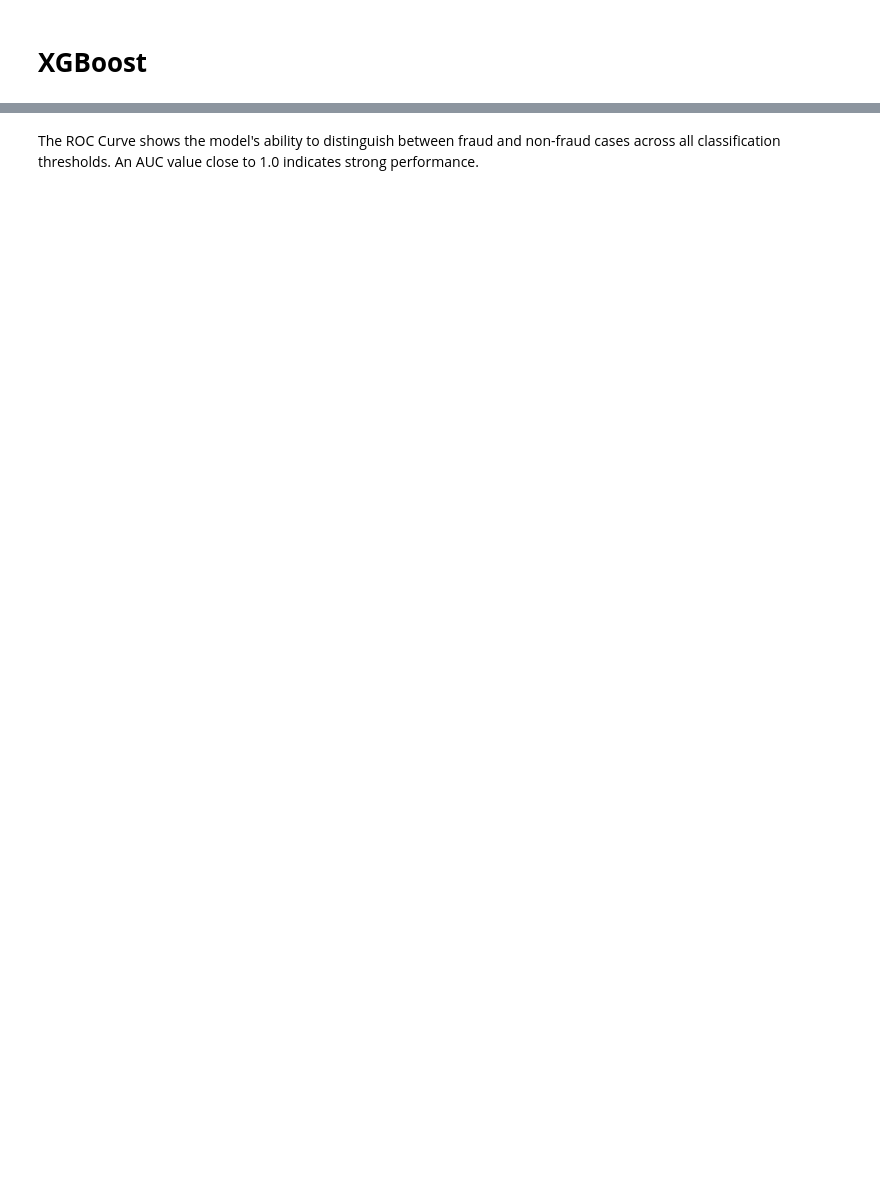
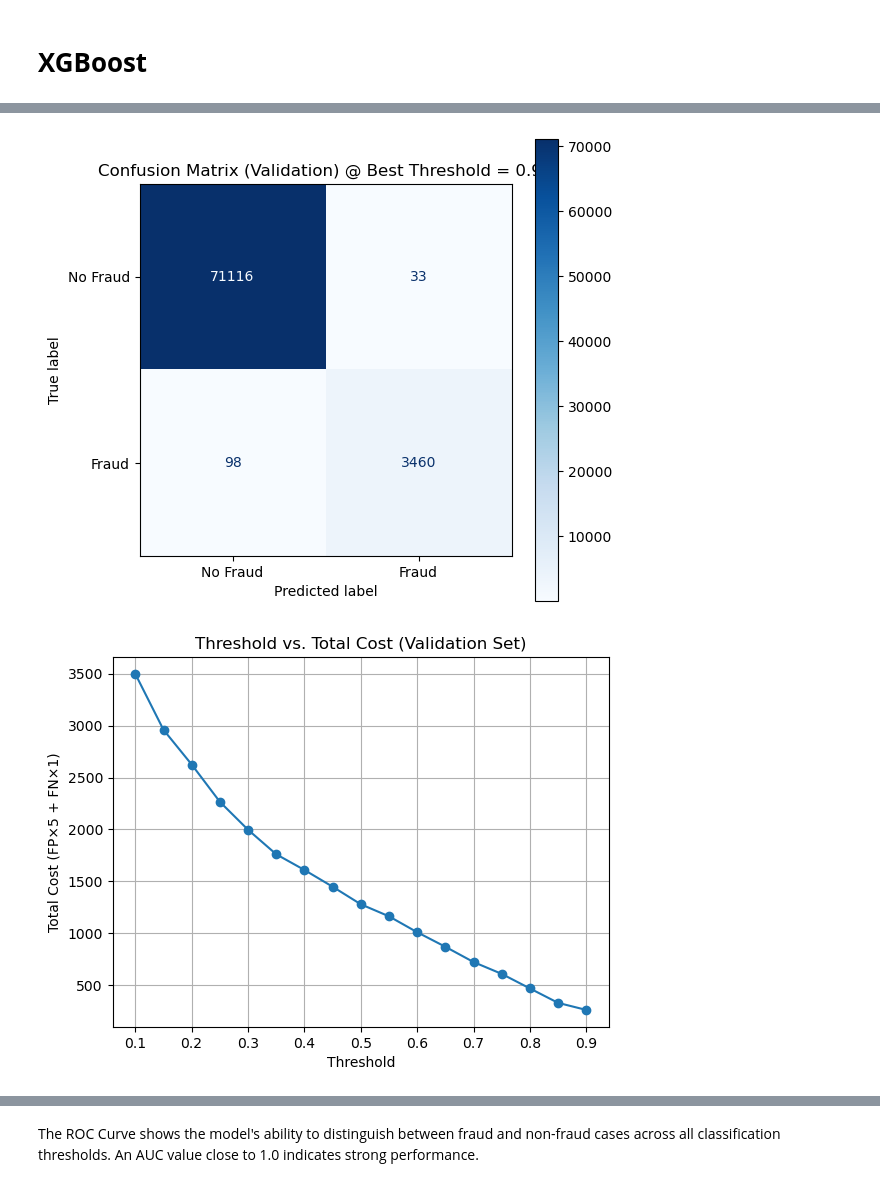
Before and after one commit to ryan1480/Analytics_Project, a Jupyter notebook: Code/XGBoost.ipynb, the cells around one changed output, grey strips where cells are left out. Saved outputs shown, nothing was run; the diff lists cells and outputs as text; code cells hidden in the pictures; blank space fills up the shorter version.

```diff
--- a/Code/XGBoost.ipynb
+++ b/Code/XGBoost.ipynb
@@ -279,8 +245,15 @@ param_grid = {
     'reg_lambda': [1, 5, 10]  # L2 regularization
 }
 
-# Initialize classifier
-xgb_clf = XGBClassifier(eval_metric='logloss', random_state=42)
+# Calculate imbalance ratio again
+ratio = (y_train == 0).sum() / (y_train == 1).sum()
+
+# Initialize classifier with imbalance handling
+xgb_clf = XGBClassifier(
+    eval_metric='logloss',
+    scale_pos_weight=ratio,
+    random_state=42
+)
 
 # Set up randomized search with 5-fold CV
 random_search = RandomizedSearchCV(
@@ -471,0 +297,57 @@ With these results, we can conclude that the final XGBoost model is highly effec
+# %%
+import numpy as np
+import pandas as pd
+import matplotlib.pyplot as plt
+from sklearn.metrics import (
+    confusion_matrix, accuracy_score, precision_score, recall_score,
+    f1_score, roc_auc_score, matthews_corrcoef, ConfusionMatrixDisplay
+)
+
+# Step 1: Define evaluation function
+def evaluate_threshold(y_true, y_proba, threshold, fp_cost=5, fn_cost=1):
+    y_pred = (y_proba >= threshold).astype(int)
+    tn, fp, fn, tp = confusion_matrix(y_true, y_pred).ravel()
+    total_cost = fp * fp_cost + fn * fn_cost
+    return {
+        "Threshold": threshold,
+        "TP": tp, "FP": fp, "FN": fn, "TN": tn,
+        "Total Cost": total_cost,
+        "Accuracy": accuracy_score(y_true, y_pred),
+        "Precision": precision_score(y_true, y_pred, zero_division=0),
+        "Recall": recall_score(y_true, y_pred, zero_division=0),
+        "F1": f1_score(y_true, y_pred, zero_division=0),
+        "ROC AUC": roc_auc_score(y_true, y_pred),
+        "MCC": matthews_corrcoef(y_true, y_pred)
+    }
+
+# Step 2: Evaluate multiple thresholds on validation set
+thresholds = np.arange(0.1, 0.91, 0.05)
+y_val_proba = best_model.predict_proba(X_val)[:, 1]
+results = [evaluate_threshold(y_val, y_val_proba, t) for t in thresholds]
+results_df = pd.DataFrame(results)
+
+# Step 3: Print and plot best result
+best_result = results_df.loc[results_df['Total Cost'].idxmin()]
+best_threshold = best_result['Threshold']
+print("Best threshold (validation set):", best_threshold)
+print("Lowest total cost (validation set):", best_result['Total Cost'])
+print(best_result)
+
+# Step 4: Show confusion matrix for best threshold (validation set)
+y_val_pred_best = (y_val_proba >= best_threshold).astype(int)
+cm = confusion_matrix(y_val, y_val_pred_best)
+disp = ConfusionMatrixDisplay(confusion_matrix=cm, display_labels=["No Fraud", "Fraud"])
+plt.figure(figsize=(6, 6))
+disp.plot(cmap="Blues", values_format='d', ax=plt.gca())
+plt.title(f"Confusion Matrix (Validation) @ Best Threshold = {best_threshold:.2f}")
+plt.grid(False)
+plt.show()
+
+# Step 5: Plot cost vs threshold
+plt.plot(results_df['Threshold'], results_df['Total Cost'], marker='o')
+plt.xlabel("Threshold")
+plt.ylabel("Total Cost (FP×5 + FN×1)")
+plt.title("Threshold vs. Total Cost (Validation Set)")
+plt.grid(True)
+plt.show()
+# %% [output]
@@ -471,0 +369,2 @@ With these results, we can conclude that the final XGBoost model is highly effec
+[figure, added]
+[figure, added]
```
Also changed, not shown: parts of 33 cells of this notebook, 1 other file.
